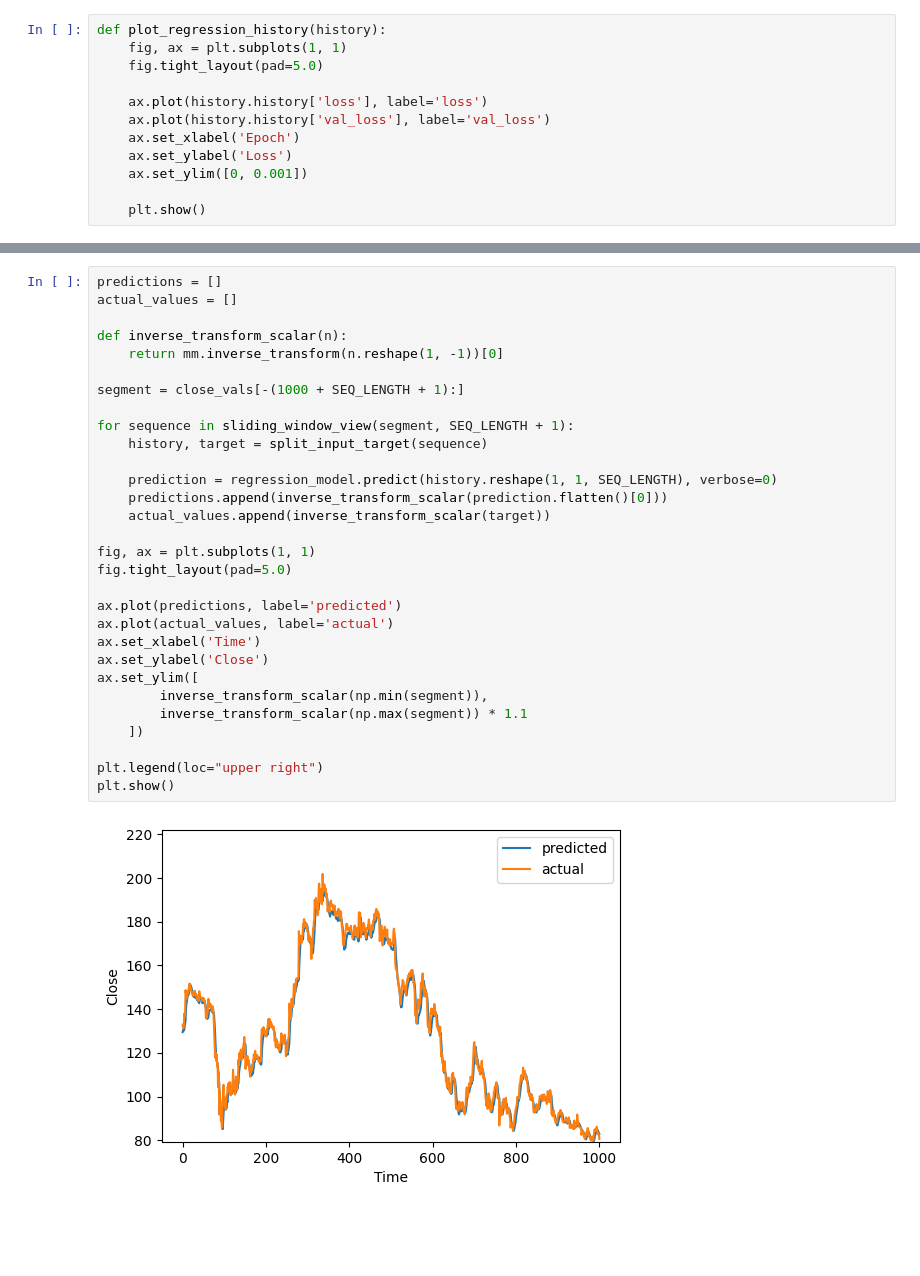
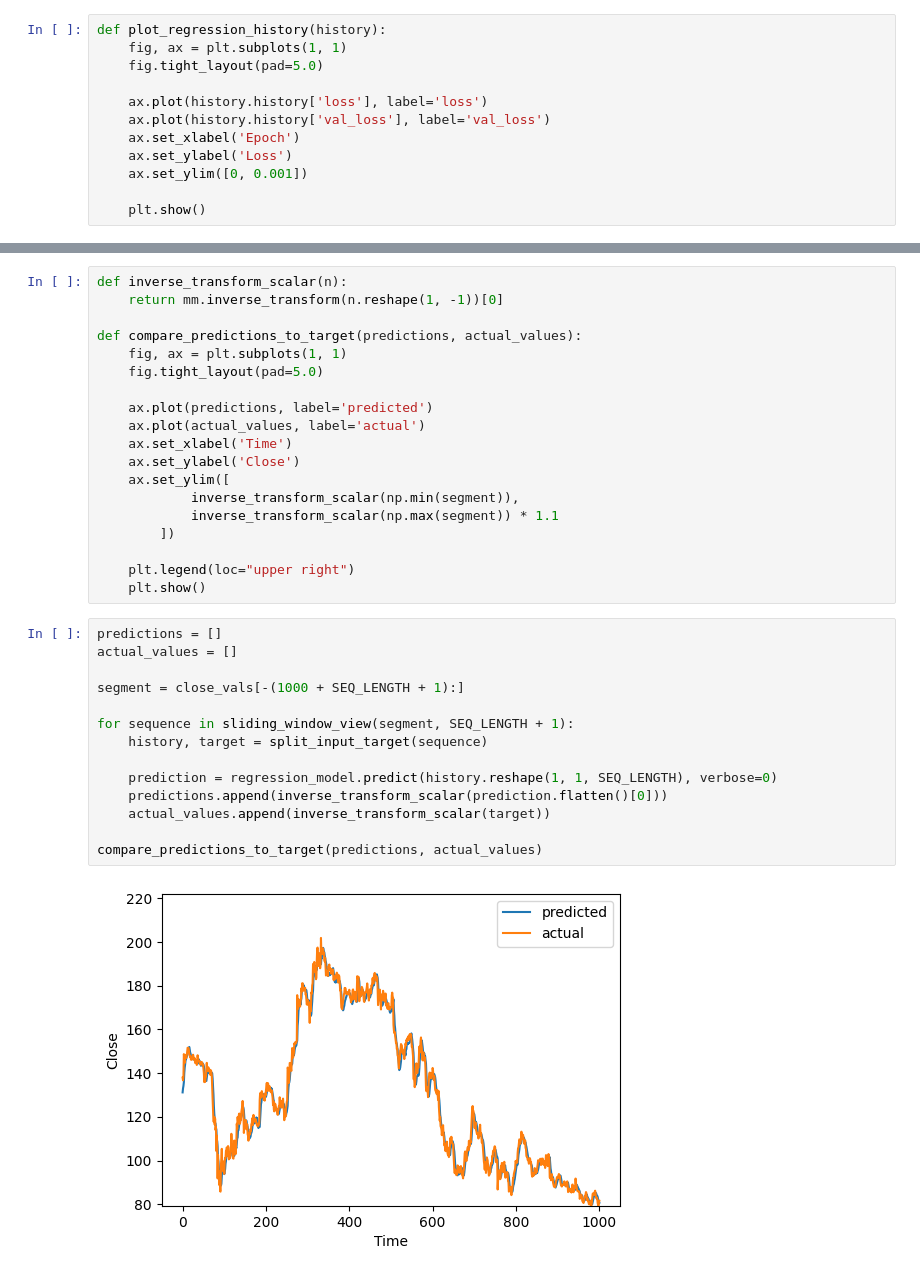
Before and after one commit to volodymyrkir/exploratory_data_analysis, a Jupyter notebook: tasks/task_2.ipynb, the cells around one changed output, grey strips where cells are left out. Cells and saved outputs as stored; diff of their text form; blank space fills up the shorter version.

```diff
--- a/tasks/task_2.ipynb
+++ b/tasks/task_2.ipynb
@@ -519,32 +558,35 @@ plot_regression_history(regression_history)
 # %%
-predictions = []
-actual_values = []
-
 def inverse_transform_scalar(n):
     return mm.inverse_transform(n.reshape(1, -1))[0]
 
-segment = close_vals[-(1000 + SEQ_LENGTH + 1):]
+def compare_predictions_to_target(predictions, actual_values):
+    fig, ax = plt.subplots(1, 1)
+    fig.tight_layout(pad=5.0)
 
-for sequence in sliding_window_view(segment, SEQ_LENGTH + 1):
-    history, target = split_input_target(sequence)
+    ax.plot(predictions, label='predicted')
+    ax.plot(actual_values, label='actual')
+    ax.set_xlabel('Time')
+    ax.set_ylabel('Close')
+    ax.set_ylim([
+            inverse_transform_scalar(np.min(segment)),
+            inverse_transform_scalar(np.max(segment)) * 1.1
+        ])
 
-    prediction = regression_model.predict(history.reshape(1, 1, SEQ_LENGTH), verbose=0)
-    predictions.append(inverse_transform_scalar(prediction.flatten()[0]))
-    actual_values.append(inverse_transform_scalar(target))
-
-fig, ax = plt.subplots(1, 1)
-fig.tight_layout(pad=5.0)
-
-ax.plot(predictions, label='predicted')
-ax.plot(actual_values, label='actual')
-ax.set_xlabel('Time')
-ax.set_ylabel('Close')
-ax.set_ylim([
-        inverse_transform_scalar(np.min(segment)),
-        inverse_transform_scalar(np.max(segment)) * 1.1
-    ])
-
-plt.legend(loc="upper right")
-plt.show()
+    plt.legend(loc="upper right")
+    plt.show()
-# %% [output]
-[figure, removed]
+# %%
+predictions = []
+actual_values = []
+
+segment = close_vals[-(1000 + SEQ_LENGTH + 1):]
+
+for sequence in sliding_window_view(segment, SEQ_LENGTH + 1):
+    history, target = split_input_target(sequence)
+
+    prediction = regression_model.predict(history.reshape(1, 1, SEQ_LENGTH), verbose=0)
+    predictions.append(inverse_transform_scalar(prediction.flatten()[0]))
+    actual_values.append(inverse_transform_scalar(target))
+
+compare_predictions_to_target(predictions, actual_values)
+# %% [output]
+[figure, added]
```
Also changed, not shown: parts of 25 cells of this notebook.
